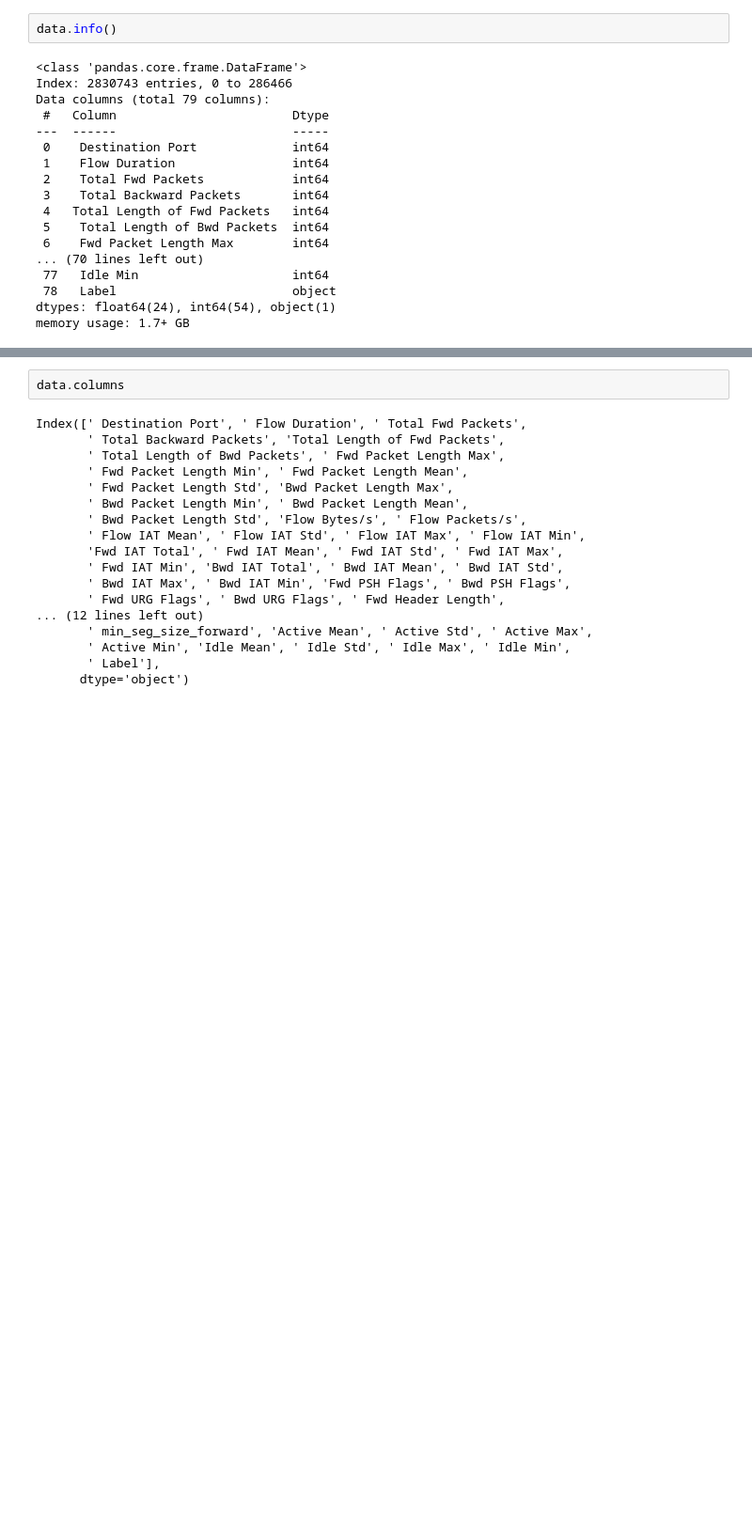
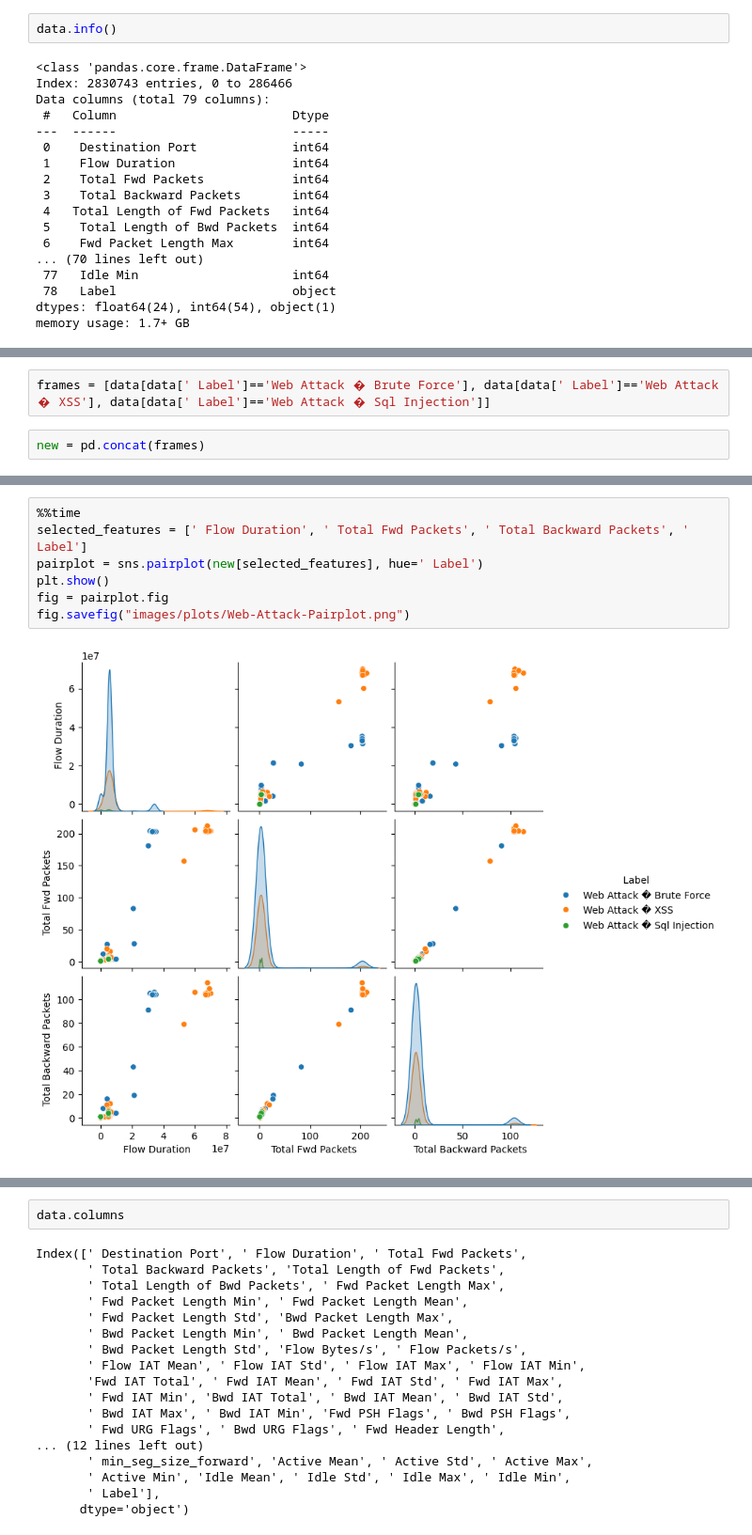
Before and after one commit to KostasEreksonas/IDS_test, a Jupyter notebook: CIC-IDS-2017.ipynb, the cells around one changed output, grey strips where cells are left out. Shown at 94% size. Drawn from its saved outputs; the diff is of its cells as text; blank space fills up the shorter version.

```diff
--- a/CIC-IDS-2017.ipynb
+++ b/CIC-IDS-2017.ipynb
@@ -133,0 +213,4 @@ memory usage: 1.7+ GB
+# %%
+frames = [data[data[' Label']=='Web Attack � Brute Force'], data[data[' Label']=='Web Attack � XSS'], data[data[' Label']=='Web Attack � Sql Injection']]
+# %%
+new = pd.concat(frames)
@@ -133,0 +233,9 @@ memory usage: 1.7+ GB
+# %%
+%%time
+selected_features = [' Flow Duration', ' Total Fwd Packets', ' Total Backward Packets', ' Label']
+pairplot = sns.pairplot(new[selected_features], hue=' Label')
+plt.show()
+fig = pairplot.fig
+fig.savefig("images/plots/Web-Attack-Pairplot.png")
+# %% [output]
+[figure, added]
```
Also changed, not shown: parts of 29 cells of this notebook, 9 other files.
